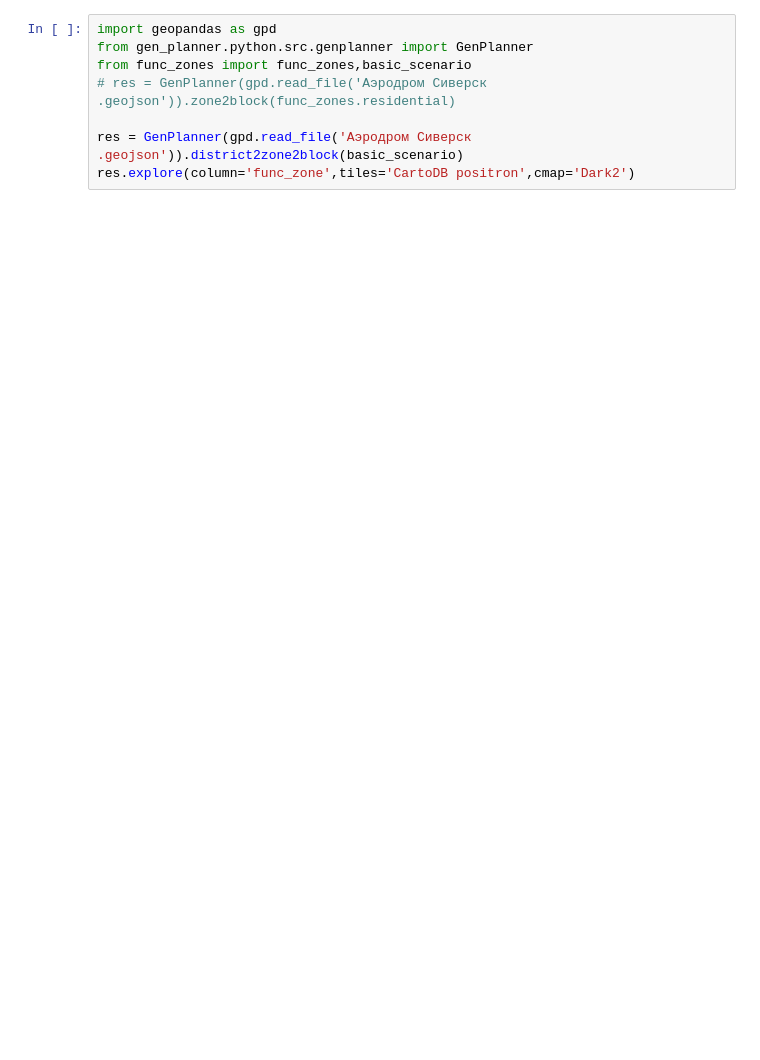
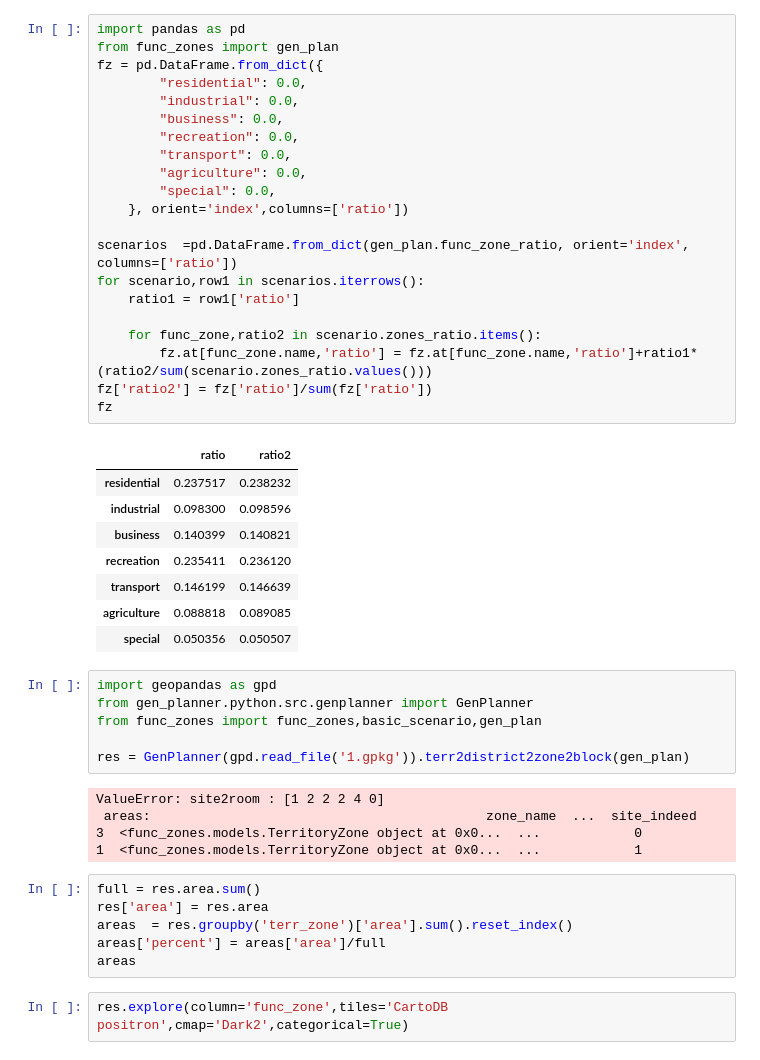
Before and after one commit to IDUclub/GenPlanner, a Jupyter notebook: gen_planner/python/src/poisson_sampling.ipynb, the cells around one changed output. Saved outputs shown, nothing was run; the diff lists cells and outputs as text; blank space fills up the shorter version.

Commit message:
General plan implemented

```diff
--- a/gen_planner/python/src/poisson_sampling.ipynb
+++ b/gen_planner/python/src/poisson_sampling.ipynb
@@ -14,9 +23,50 @@ from func_zones import basic_scenario
+# %%
+import pandas as pd
+from func_zones import gen_plan
+fz = pd.DataFrame.from_dict({
+        "residential": 0.0,
+        "industrial": 0.0,
+        "business": 0.0,
+        "recreation": 0.0,
+        "transport": 0.0,
+        "agriculture": 0.0,
+        "special": 0.0,
+    }, orient='index',columns=['ratio'])
+
+scenarios  =pd.DataFrame.from_dict(gen_plan.func_zone_ratio, orient='index', columns=['ratio'])
+for scenario,row1 in scenarios.iterrows():
+    ratio1 = row1['ratio']
+
+    for func_zone,ratio2 in scenario.zones_ratio.items():
+        fz.at[func_zone.name,'ratio'] = fz.at[func_zone.name,'ratio']+ratio1*(ratio2/sum(scenario.zones_ratio.values()))
+fz['ratio2'] = fz['ratio']/sum(fz['ratio'])
+fz
+# %% [output]
+|  | ratio | ratio2 |
+| residential | 0.237517 | 0.238232 |
+| industrial | 0.098300 | 0.098596 |
+| business | 0.140399 | 0.140821 |
+| recreation | 0.235411 | 0.236120 |
+| transport | 0.146199 | 0.146639 |
+| agriculture | 0.088818 | 0.089085 |
+| special | 0.050356 | 0.050507 |
 # %%
 import geopandas as gpd
 from gen_planner.python.src.genplanner import GenPlanner
-from func_zones import func_zones,basic_scenario
-# res = GenPlanner(gpd.read_file('Аэродром Сиверск .geojson')).zone2block(func_zones.residential)
+from func_zones import func_zones,basic_scenario,gen_plan
 
-res = GenPlanner(gpd.read_file('Аэродром Сиверск .geojson')).district2zone2block(basic_scenario)
-res.explore(column='func_zone',tiles='CartoDB positron',cmap='Dark2')
+res = GenPlanner(gpd.read_file('1.gpkg')).terr2district2zone2block(gen_plan)
+# %% [output]
+ValueError: site2room : [1 2 2 2 4 0]
+ areas:                                           zone_name  ...  site_indeed
+3  <func_zones.models.TerritoryZone object at 0x0...  ...            0
+1  <func_zones.models.TerritoryZone object at 0x0...  ...            1
+# %%
+full = res.area.sum()
+res['area'] = res.area
+areas  = res.groupby('terr_zone')['area'].sum().reset_index()
+areas['percent'] = areas['area']/full
+areas
+# %%
+res.explore(column='func_zone',tiles='CartoDB positron',cmap='Dark2',categorical=True)
 # %%
```
Also changed, not shown: parts of 6 cells of this notebook, 6 other files.
